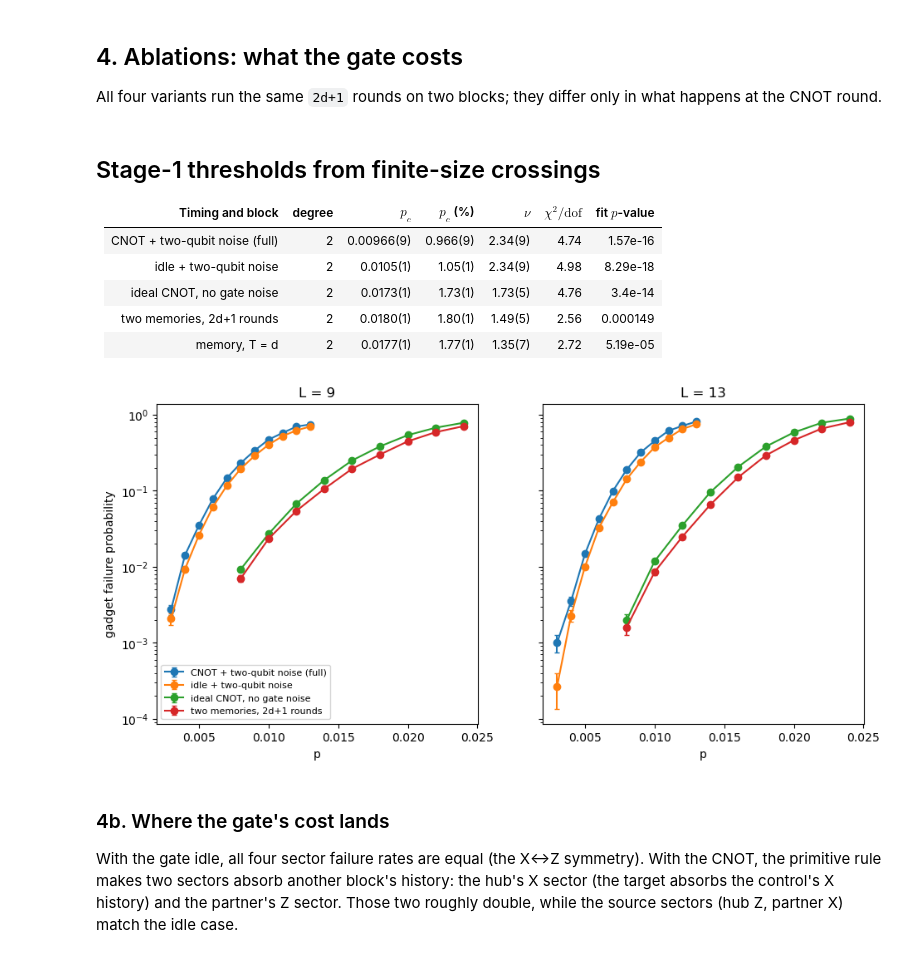
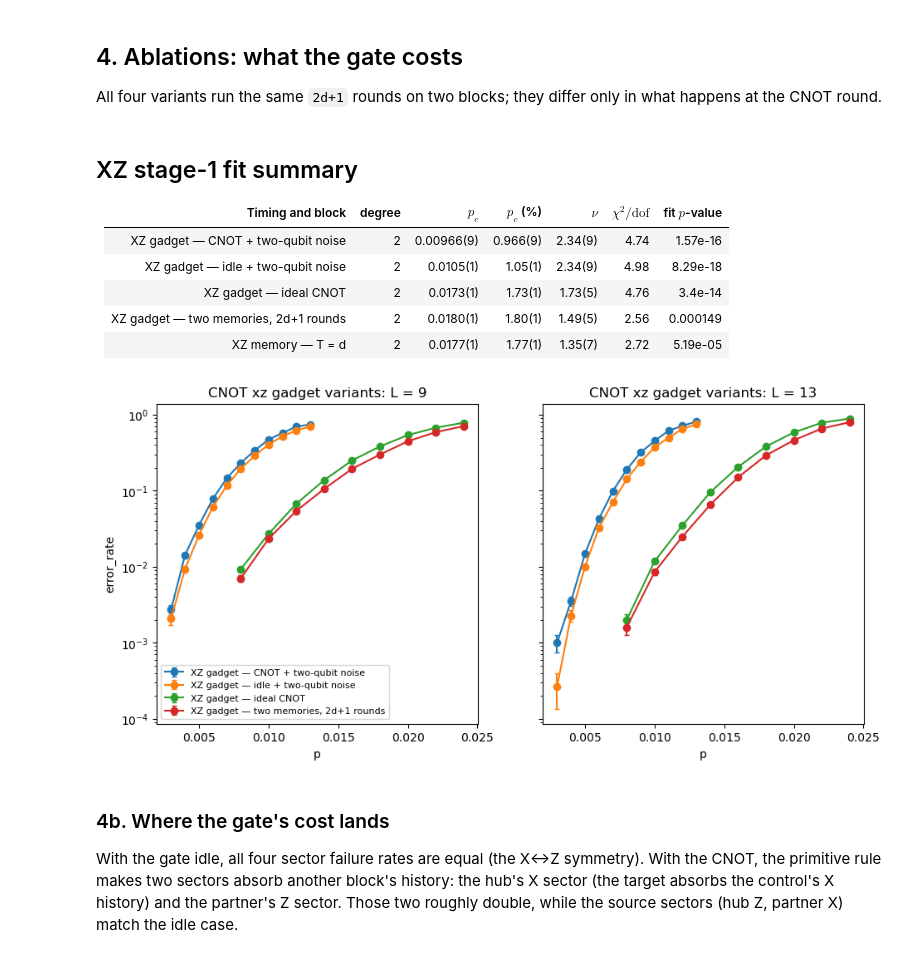
Before and after one commit to njvincent/mp-decoder, a Jupyter notebook: notebooks/cnot_primitive_xz_stage1_analysis.ipynb, the cells around one changed output. Cells and saved outputs as stored; diff of their text form; code cells hidden in the pictures.

```diff
--- a/notebooks/cnot_primitive_xz_stage1_analysis.ipynb
+++ b/notebooks/cnot_primitive_xz_stage1_analysis.ipynb
@@ -93,9 +93,9 @@ Fixed aspect ratio `T = L`, as in Lake's numerics and the repository's baseline
 # %%
 memory = load_variant("memory_T1d", P_MEMORY, {"X sector": "hub_x_failures", "Z sector": "hub_z_failures"})
 memory.print_summary()
-plot_rate_scan(memory, title="Memory, T = d (both sectors)", ylabel="logical failure probability")
+plot_rate_scan(memory, title="CNOT xz memory: T = d", ylabel="error_rate")
 memory_fit = fit_finite_size_scaling(
-    memory, label="memory, T = d", fit_p_range=(0.014, 0.022), min_L=5, polynomial_degree=2
+    memory, label="XZ memory — T = d", fit_p_range=(0.014, 0.022), min_L=5, polynomial_degree=2
 )
 display_finite_size_scaling_fit(memory_fit, "logical failure probability")
 # %% [output]
@@ -153,8 +153,8 @@ for li, L in enumerate(L_VALUES):
     ax.errorbar(P_MEMORY, eps_round[li], yerr=eps_round_err[li], fmt="o-", capsize=3, label=f"L = {L}")
 ax.set_yscale("log")
 ax.set_xlabel("p")
-ax.set_ylabel("logical error per round")
-ax.set_title("Memory: per-round rate (T = d, 2d, 4d)")
+ax.set_ylabel("error_rate_per_round")
+ax.set_title("CNOT xz memory per round: T = d, 2d, 4d")
 ax.legend()
 plt.show()
 
@@ -253,46 +253,46 @@ Gadget suppression factor (per gadget, including its `2d+1` rounds):
 All four variants run the same `2d+1` rounds on two blocks; they differ only in what happens at the CNOT round.
 # %%
 VARIANTS = {
-    "gadget_cnot_P2r10": ("CNOT + two-qubit noise (full)", P_GATE_NOISY, (0.007, 0.013)),
-    "gadget_idle_P2r10": ("idle + two-qubit noise", P_GATE_NOISY, (0.007, 0.013)),
-    "gadget_cnot_P2r0": ("ideal CNOT, no gate noise", P_GATE_IDEAL, (0.012, 0.022)),
-    "gadget_idle_P2r0": ("two memories, 2d+1 rounds", P_GATE_IDEAL, (0.014, 0.022)),
+    "gadget_cnot_P2r10": ("XZ gadget — CNOT + two-qubit noise", P_GATE_NOISY, (0.007, 0.013)),
+    "gadget_idle_P2r10": ("XZ gadget — idle + two-qubit noise", P_GATE_NOISY, (0.007, 0.013)),
+    "gadget_cnot_P2r0": ("XZ gadget — ideal CNOT", P_GATE_IDEAL, (0.012, 0.022)),
+    "gadget_idle_P2r0": ("XZ gadget — two memories, 2d+1 rounds", P_GATE_IDEAL, (0.014, 0.022)),
 }
 variant_scans = {name: load_variant(name, ps) for name, (_, ps, _) in VARIANTS.items()}
 variant_fits = []
 for name, (label, ps, window) in VARIANTS.items():
     try:
         variant_fits.append(
             fit_finite_size_scaling(variant_scans[name], label=label, fit_p_range=window, min_L=5, polynomial_degree=2)
         )
     except Exception as err:  # keep going if one window is unusable
         print(f"{label}: fit failed ({err})")
-display_fit_summary(variant_fits + [memory_fit], title="Stage-1 thresholds from finite-size crossings")
+display_fit_summary(variant_fits + [memory_fit], title="XZ stage-1 fit summary")
 
 fig, axes = plt.subplots(1, 2, figsize=(11, 5), sharey=True)
 for ax, L in zip(axes, (9, 13)):
     li = L_VALUES.index(L)
     for name, (label, _, _) in VARIANTS.items():
         scan = variant_scans[name]
         est = scan.rate()
         ax.errorbar(scan.p_values, est.values[li], yerr=est.errors[li], fmt="o-", capsize=2, label=label)
     ax.set_yscale("log")
     ax.set_xlabel("p")
-    ax.set_title(f"L = {L}")
-axes[0].set_ylabel("gadget failure probability")
+    ax.set_title(f"CNOT xz gadget variants: L = {L}")
+axes[0].set_ylabel("error_rate")
 axes[0].legend(fontsize=8)
 plt.show()
 # %% [output]
-## Stage-1 thresholds from finite-size crossings
+## XZ stage-1 fit summary
 
 | Timing and block | degree | $p_c$ | $p_c$ (%) | $\nu$ | $\chi^2 / \mathrm{dof}$ | fit $p$-value |
 |---|---:|---:|---:|---:|---:|---:|
-| CNOT + two-qubit noise (full) | 2 | 0.00966(9) | 0.966(9) | 2.34(9) | 4.74 | 1.57e-16 |
-| idle + two-qubit noise | 2 | 0.0105(1) | 1.05(1) | 2.34(9) | 4.98 | 8.29e-18 |
-| ideal CNOT, no gate noise | 2 | 0.0173(1) | 1.73(1) | 1.73(5) | 4.76 | 3.4e-14 |
-| two memories, 2d+1 rounds | 2 | 0.0180(1) | 1.80(1) | 1.49(5) | 2.56 | 0.000149 |
-| memory, T = d | 2 | 0.0177(1) | 1.77(1) | 1.35(7) | 2.72 | 5.19e-05 |
+| XZ gadget — CNOT + two-qubit noise | 2 | 0.00966(9) | 0.966(9) | 2.34(9) | 4.74 | 1.57e-16 |
+| XZ gadget — idle + two-qubit noise | 2 | 0.0105(1) | 1.05(1) | 2.34(9) | 4.98 | 8.29e-18 |
+| XZ gadget — ideal CNOT | 2 | 0.0173(1) | 1.73(1) | 1.73(5) | 4.76 | 3.4e-14 |
+| XZ gadget — two memories, 2d+1 rounds | 2 | 0.0180(1) | 1.80(1) | 1.49(5) | 2.56 | 0.000149 |
+| XZ memory — T = d | 2 | 0.0177(1) | 1.77(1) | 1.35(7) | 2.72 | 5.19e-05 |
-[figure, old version]
+[figure, new version]
 # %% [markdown]
 ### 4b. Where the gate's cost lands
 
```
Also changed, not shown: parts of 6 cells of this notebook, 6 other files.
